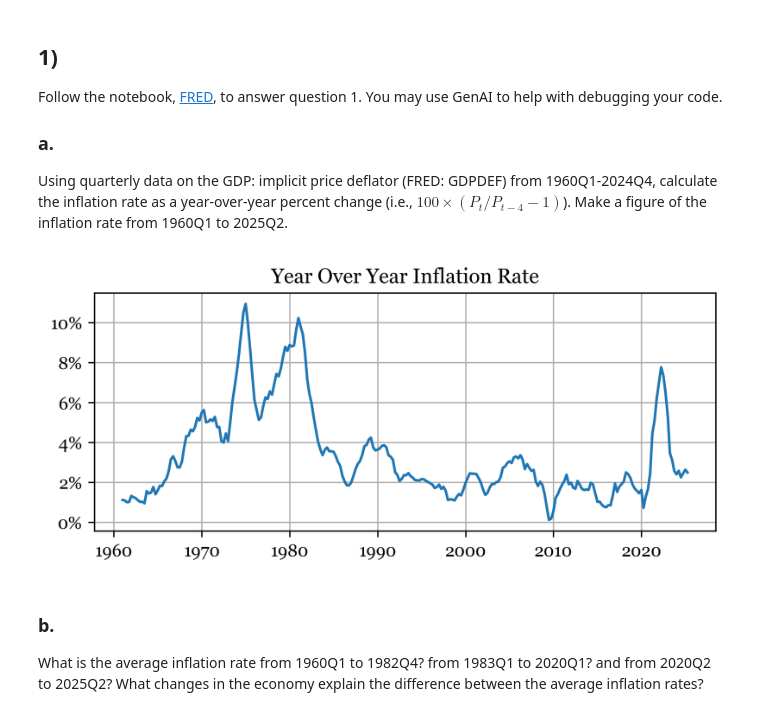
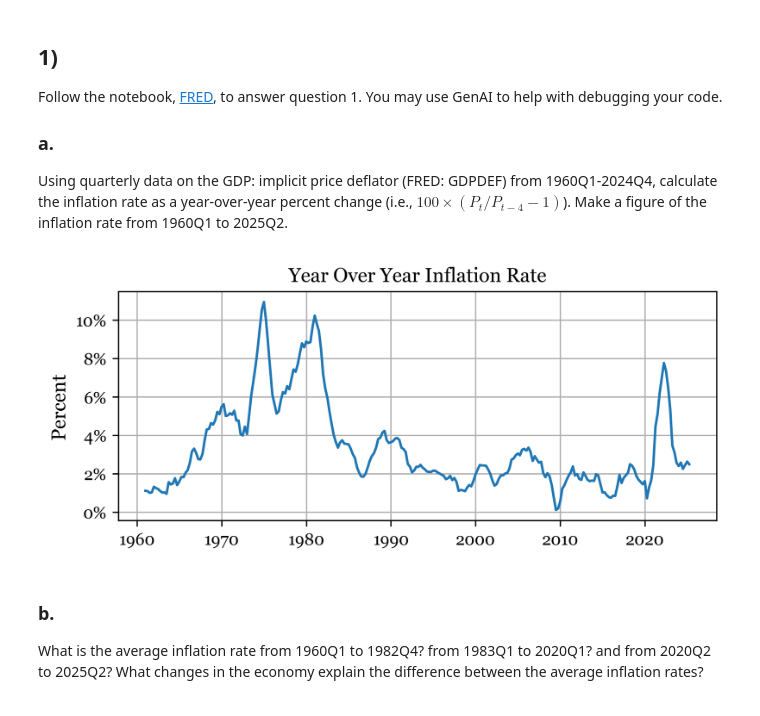
Before and after one commit to WillBarmby/ECON_304, a Jupyter notebook: homework/DA-1.ipynb, the cells around one changed output. Saved outputs shown, nothing was run; the diff lists cells and outputs as text; code cells hidden in the pictures.

```diff
--- a/homework/DA-1.ipynb
+++ b/homework/DA-1.ipynb
@@ -17,16 +17,16 @@ Using quarterly data on the GDP: implicit price deflator (FRED: GDPDEF) from 196
 # %%
 import importlib, utils
 utils = importlib.reload(utils)
 
 data, ax = utils.fred_pct_change_graph(
     data_series='GDPDEF',
     data_start='1960-01-01',
     data_end='2025-04-01',
     title= 'Year Over Year Inflation Rate',
     xlabel='',
-    ylabel='')
+    ylabel='Percent')
 # %% [output]
-[figure, old version]
+[figure, new version]
 # %% [markdown]
 ### b.
 
```
Also changed, not shown: parts of 4 cells of this notebook, 2 other files.
